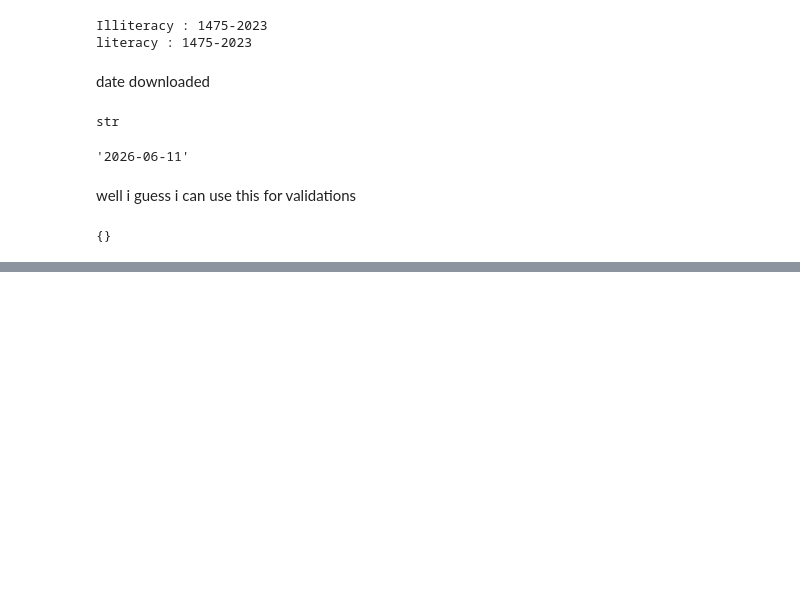
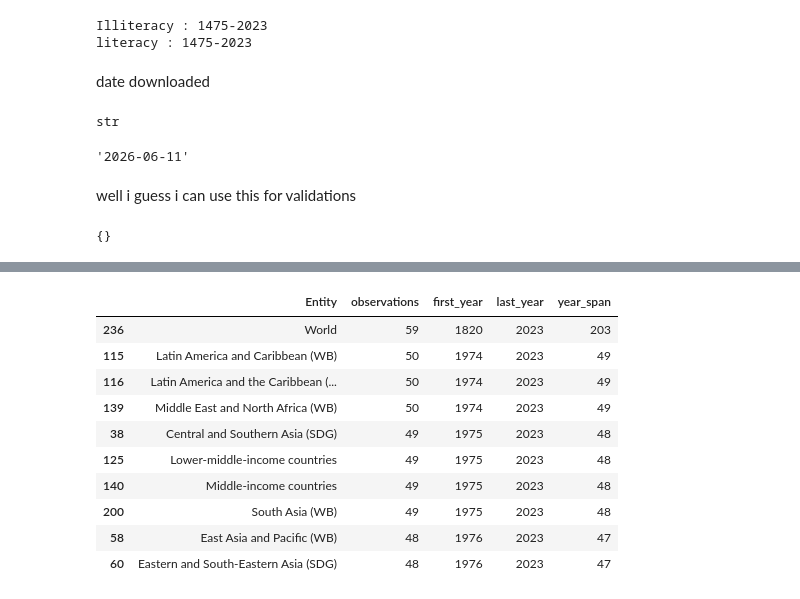
Before and after one commit to Rendell032/Portfolio, a Jupyter notebook: literate-and-illiterate-world-population/literate-and-illiterate-EDA.ipynb, the cells around one changed output, grey strips where cells are left out. Cells and saved outputs as stored; diff of their text form; code cells hidden in the pictures; blank space fills up the shorter version.

```diff
--- a/literate-and-illiterate-world-population/literate-and-illiterate-EDA.ipynb
+++ b/literate-and-illiterate-world-population/literate-and-illiterate-EDA.ipynb
@@ -708,0 +696,10 @@ metadata["activeFilters"]
+# %%
+# coverage analysis
+entity_coverage  = (
+    df.groupby('Entity')
+    .agg(
+        observations = ('Year', 'count'),
+        first_year = ('Year','min'),
+        last_year = ('Year', 'max')
+    )
+).reset_index()
@@ -708,0 +715,20 @@ metadata["activeFilters"]
+# %%
+# make calculate the life span
+entity_coverage['year_span'] = entity_coverage['last_year'] - entity_coverage['first_year']
+
+entity_coverage.sort_values(
+    by =['observations', 'year_span'],
+    ascending=False
+).head(10)
+# %% [output]
+|  | Entity | observations | first_year | last_year | year_span |
+| 236 | World | 59 | 1820 | 2023 | 203 |
+| 115 | Latin America and Caribbean (WB) | 50 | 1974 | 2023 | 49 |
+| 116 | Latin America and the Caribbean (... | 50 | 1974 | 2023 | 49 |
+| 139 | Middle East and North Africa (WB) | 50 | 1974 | 2023 | 49 |
+| 38 | Central and Southern Asia (SDG) | 49 | 1975 | 2023 | 48 |
+| 125 | Lower-middle-income countries | 49 | 1975 | 2023 | 48 |
+| 140 | Middle-income countries | 49 | 1975 | 2023 | 48 |
+| 200 | South Asia (WB) | 49 | 1975 | 2023 | 48 |
+| 58 | East Asia and Pacific (WB) | 48 | 1976 | 2023 | 47 |
+| 60 | Eastern and South-Eastern Asia (SDG) | 48 | 1976 | 2023 | 47 |
```
Also changed, not shown: parts of 28 cells of this notebook, 1 other file.
